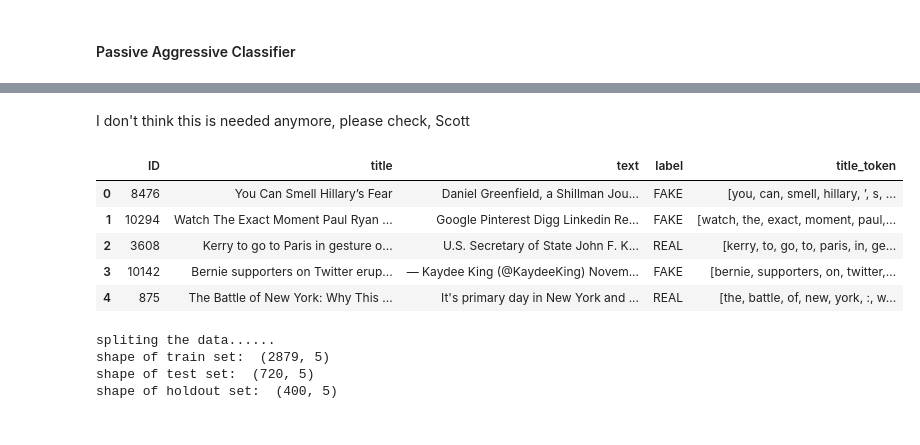
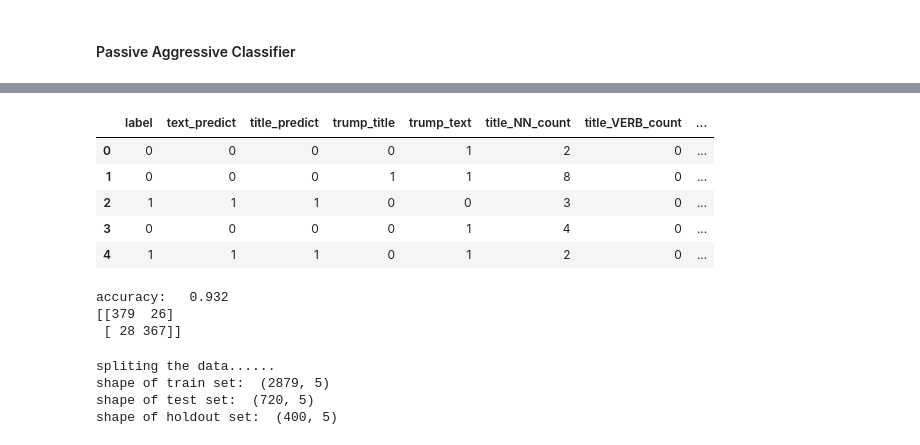
Before and after one commit to ScottPanIE/NLP_Assignment, a Jupyter notebook: script/Sirius.ipynb, the cells around one changed output, grey strips where cells are left out. Cells and saved outputs as stored; diff of their text form; code cells hidden in the pictures.

Commit message:
add ensembled model, but doesn't improve the accuracy

```diff
--- a/script/Sirius.ipynb
+++ b/script/Sirius.ipynb
@@ -338,3 +332,3 @@ def PAC(data, selection='tfidf', vectorize_max_df=0.8):
 # %%
-m = PAC(train_1,'tfidf')
+m_text, v_text = PAC(train_1,'tfidf')
 # %% [output]
@@ -357,0 +352,2 @@ accuracy:   0.868
+# %%
+m_title, v_title = PAC(train_1, 'tfidf', feature='title')
@@ -357,0 +375,10 @@ accuracy:   0.868
+# %%
+# adding text based prediction to data
+data_text = v_text.transform(train_1.text)
+data_text_prediction = m_text.predict(data_text)
+train_1['text_predict'] = data_text_prediction
+# %%
+# adding title based prediction to data
+data_title = v_title.transform(train_1.title)
+data_title_prediction = m_title.predict(data_title)
+train_1['title_predict'] = data_title_prediction
@@ -387,5 +416,3 @@ def detect_keyword(words, keyword):
         return 1
     else:
         return 0
-# %% [markdown]
-I don't think this is needed anymore, please check, Scott
@@ -394,10 +418,0 @@ data_test = train.copy()
-# %%
-data_test['title_token'] = data_test.title.apply(lambda x:word_tokenize(x.lower()))
-data_test.head()
-# %% [output]
-|  | ID | title | text | label | title_token |
-| 0 | 8476 | You Can Smell Hillary’s Fear | Daniel Greenfield, a Shillman Jou... | FAKE | [you, can, smell, hillary, ’, s, ... |
-| 1 | 10294 | Watch The Exact Moment Paul Ryan ... | Google Pinterest Digg Linkedin Re... | FAKE | [watch, the, exact, moment, paul,... |
-| 2 | 3608 | Kerry to go to Paris in gesture o... | U.S. Secretary of State John F. K... | REAL | [kerry, to, go, to, paris, in, ge... |
-| 3 | 10142 | Bernie supporters on Twitter erup... | — Kaydee King (@KaydeeKing) Novem... | FAKE | [bernie, supporters, on, twitter,... |
-| 4 | 875 | The Battle of New York: Why This ... | It's primary day in New York and ... | REAL | [the, battle, of, new, york, :, w... |
@@ -403,0 +466,13 @@ data_test.head()
+# %%
+train_2 = prepare_data2(train_1)
+train_3 = train_2[['label','text_predict','title_predict','trump_title', 'trump_text',
+                   'title_NN_count', 'title_VERB_count','title_ADJ_count',
+                   'text_NN_count', 'text_VERB_count','text_ADJ_count',
+                   'title_length', 'text_length']]
+# %% [output]
+|  | label | text_predict | title_predict | trump_title | trump_text | title_NN_count | title_VERB_count | ... |
+| 0 | 0 | 0 | 0 | 0 | 1 | 2 | 0 | ... |
+| 1 | 0 | 0 | 0 | 1 | 1 | 8 | 0 | ... |
+| 2 | 1 | 1 | 1 | 0 | 0 | 3 | 0 | ... |
+| 3 | 0 | 0 | 0 | 0 | 1 | 4 | 0 | ... |
+| 4 | 1 | 1 | 1 | 0 | 1 | 2 | 0 | ... |
@@ -404,3 +501,15 @@ data_test.head()
+# %%
+features = ['text_predict','title_predict',
+            'trump_title', 'trump_text',
+#             'title_NN_count', 'title_VERB_count','title_ADJ_count',
+#             'text_NN_count', 'text_VERB_count','text_ADJ_count',
+#             'title_length', 'text_length'
+           ]
+m = rf_model_2(train_3,features)
+# %% [output]
+accuracy:   0.932
+[[379  26]
+ [ 28 367]]
 # %%
 def prepare_data(data):
     """
```
Also changed, not shown: parts of 16 cells of this notebook.
